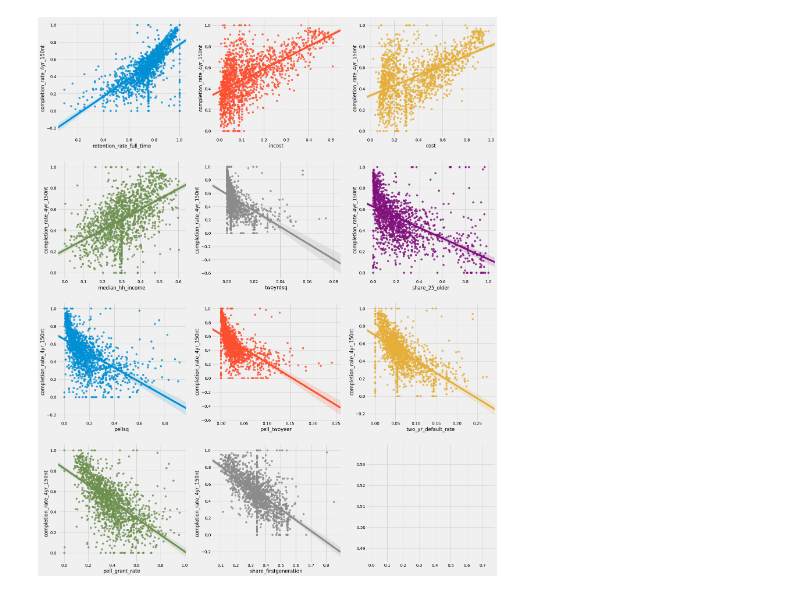
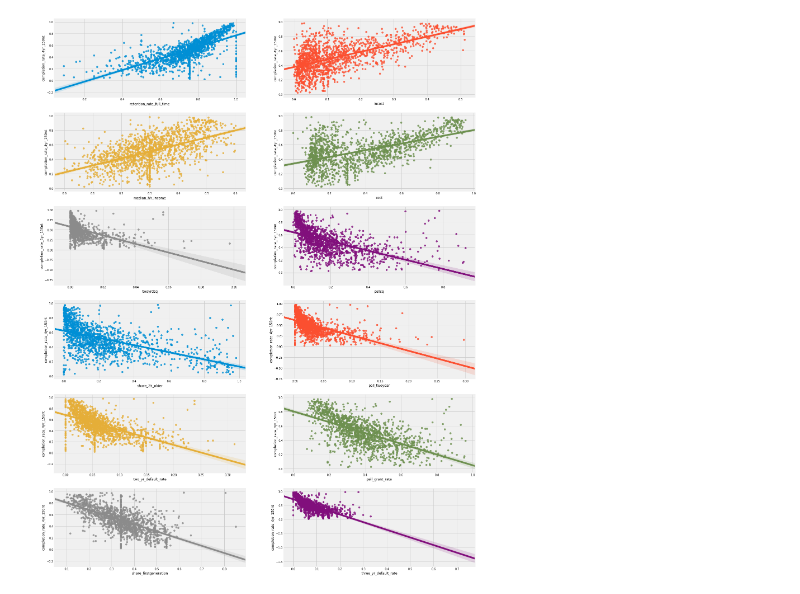
Before and after one commit to thomsu/College_Scorecard, a Jupyter notebook: Modeling.ipynb, the cells around one changed output. Saved outputs shown, nothing was run; the diff lists cells and outputs as text; code cells hidden in the pictures.

```diff
--- a/Modeling.ipynb
+++ b/Modeling.ipynb
@@ -50,12 +56,15 @@ three_yr_default_rate      -0.659435
 Name: completion_rate_4yr_150nt, dtype: float64
 # %%
 # look for homoscedasticity in this features list
-fig, ax = plt.subplots(round(len(features_list) / 3), 3, figsize = (24, 32))
+fig, ax = plt.subplots(round(len(features_list) / 2), 2, figsize = (24, 36))
 
+# create arrays for our features and our target
+Y=df4train['completion_rate_4yr_150nt']
+X=df4train[[x for x in features_list.index]]
 for i, ax in enumerate(fig.axes):
-    if i < len(features_list) - 1:
+    if i < len(features_list):
         sns.regplot(x=df4train[features_list.index[i]],y=Y, data=df4train[features_list.index], ax=ax)
 # %% [output]
-[figure, old version]
+[figure, new version]
 # %%
 # look for normality in the residuals for these features to ensure our assumptions for linear regression hold up
```
Also changed, not shown: parts of 13 cells of this notebook, 6 other files.
